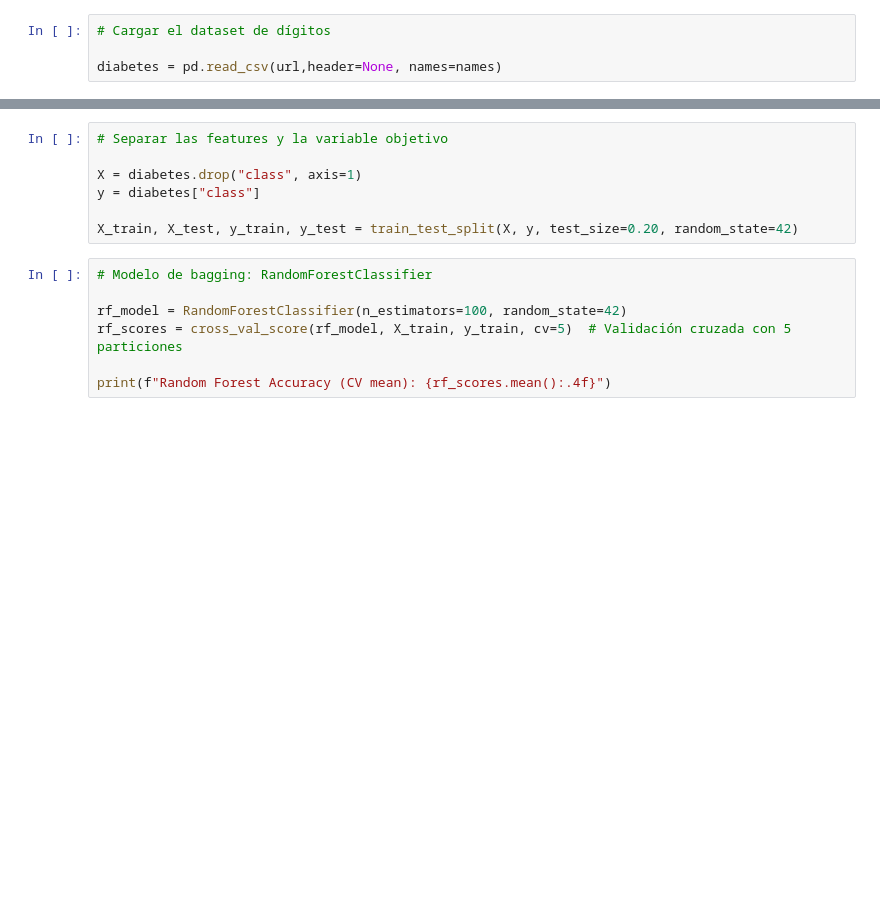
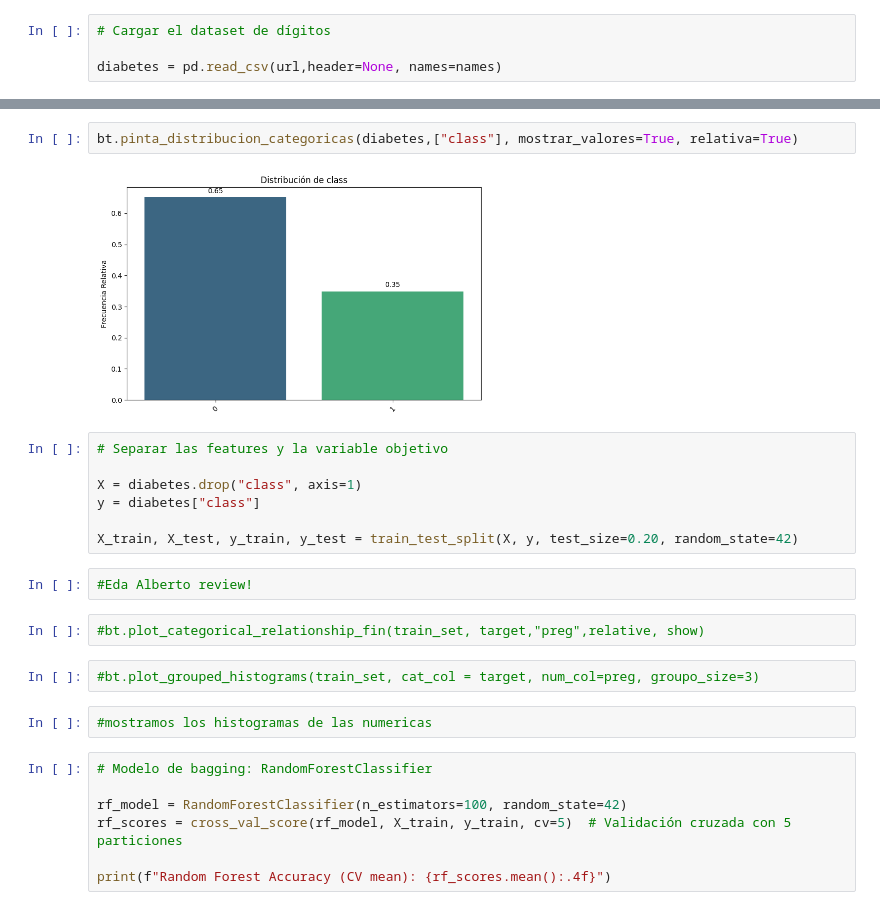
Before and after one commit to JesusGs91/ONLINE_DS_THEBRIDGE_JesusGonzalezSuarez, a Jupyter notebook: Sprint13/Unidad_02/Practica_Obligatoria/18_Practica_Obligatoria_Ensamblado_de_modelos.ipynb, the cells around one changed output, grey strips where cells are left out. Cells and saved outputs as stored; diff of their text form; blank space fills up the shorter version.

```diff
--- a/Sprint13/Unidad_02/Practica_Obligatoria/18_Practica_Obligatoria_Ensamblado_de_modelos.ipynb
+++ b/Sprint13/Unidad_02/Practica_Obligatoria/18_Practica_Obligatoria_Ensamblado_de_modelos.ipynb
@@ -57,3 +83,7 @@ diabetes = pd.read_csv(url,header=None, names=names)
+# %%
+bt.pinta_distribucion_categoricas(diabetes,["class"], mostrar_valores=True, relativa=True)
+# %% [output]
+[figure, added]
 # %%
 # Separar las features y la variable objetivo
 
@@ -61,6 +91,14 @@ X = diabetes.drop("class", axis=1)
 y = diabetes["class"]
 
 X_train, X_test, y_train, y_test = train_test_split(X, y, test_size=0.20, random_state=42)
+# %%
+#Eda Alberto review!
+# %%
+#bt.plot_categorical_relationship_fin(train_set, target,"preg",relative, show)
+# %%
+#bt.plot_grouped_histograms(train_set, cat_col = target, num_col=preg, groupo_size=3)
+# %%
+#mostramos los histogramas de las numericas
 # %%
 # Modelo de bagging: RandomForestClassifier
 
```
Also changed, not shown: parts of 3 cells of this notebook, 27 other files.
